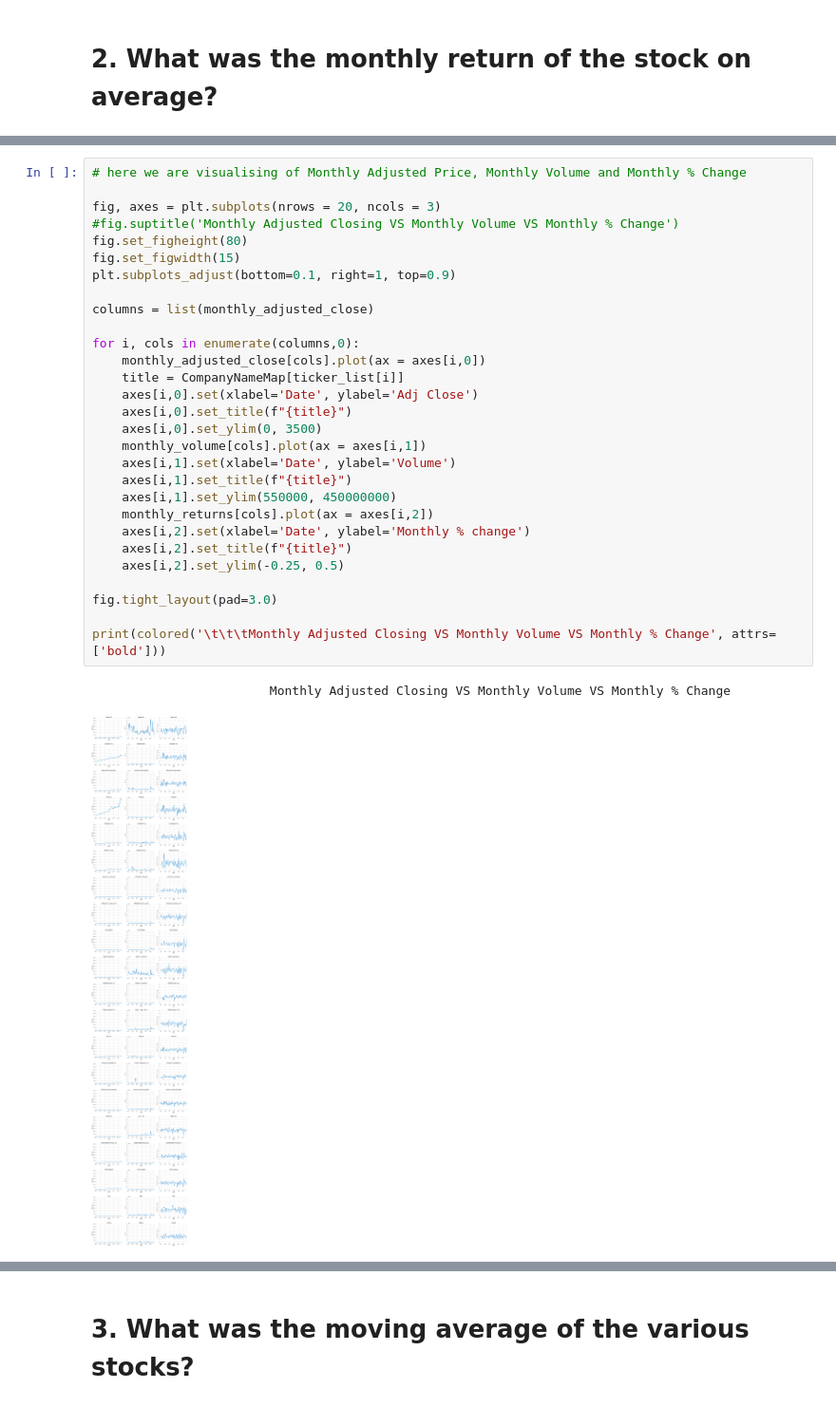
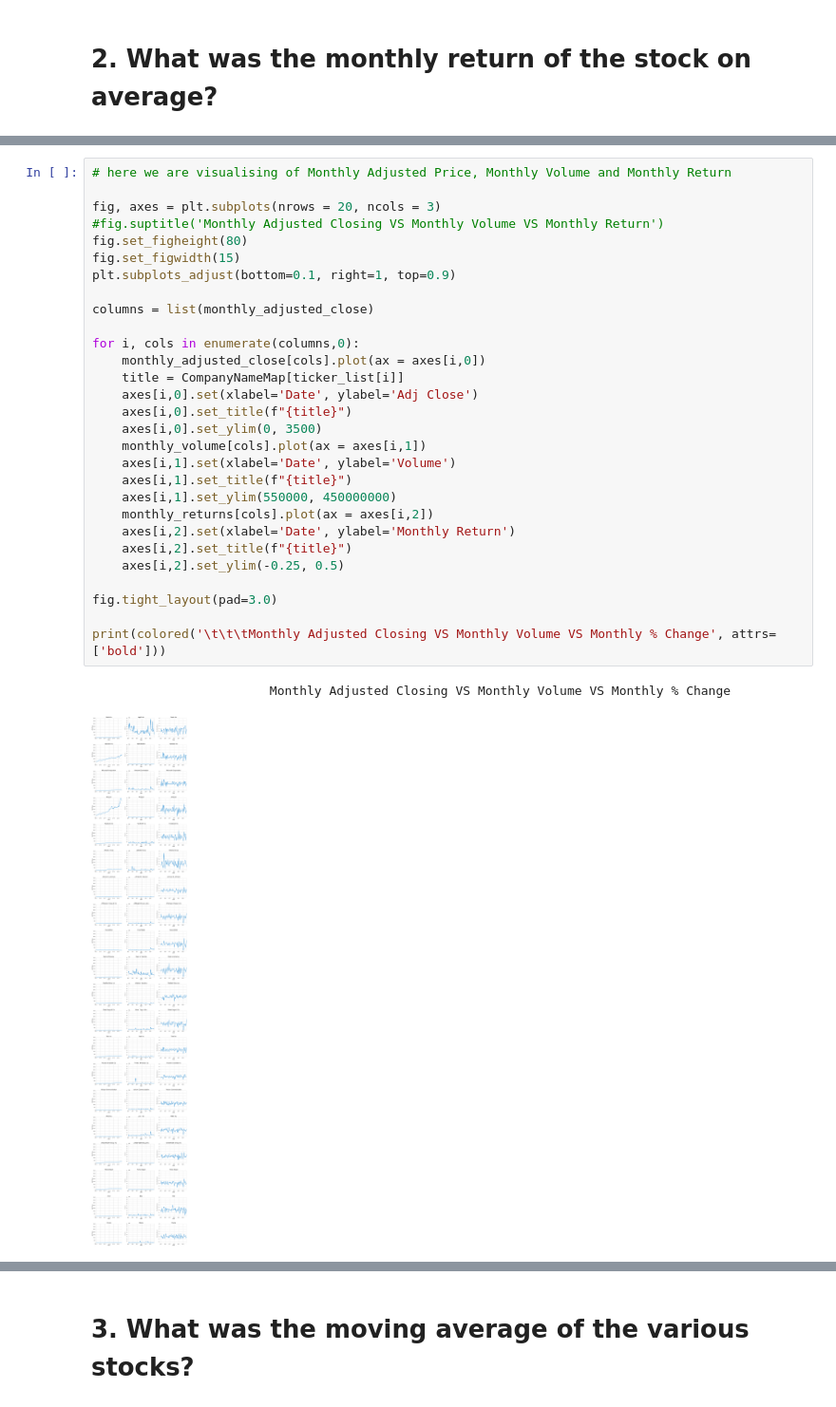
Before and after one commit to RITISHKARKIUNH/stockanalysis, a Jupyter notebook: Stock_Analysis.ipynb, the cells around one changed output, grey strips where cells are left out. Shown at 95% size. Saved outputs shown, nothing was run; the diff lists cells and outputs as text.

```diff
--- a/Stock_Analysis.ipynb
+++ b/Stock_Analysis.ipynb
@@ -170,32 +186,32 @@ monthly_returns.tail()
 # %%
-# here we are visualising of Monthly Adjusted Price, Monthly Volume and Monthly % Change
+# here we are visualising of Monthly Adjusted Price, Monthly Volume and Monthly Return
 
 fig, axes = plt.subplots(nrows = 20, ncols = 3)
-#fig.suptitle('Monthly Adjusted Closing VS Monthly Volume VS Monthly % Change')
+#fig.suptitle('Monthly Adjusted Closing VS Monthly Volume VS Monthly Return')
 fig.set_figheight(80)
 fig.set_figwidth(15)
 plt.subplots_adjust(bottom=0.1, right=1, top=0.9)
 
 columns = list(monthly_adjusted_close)
 
 for i, cols in enumerate(columns,0):
     monthly_adjusted_close[cols].plot(ax = axes[i,0])
     title = CompanyNameMap[ticker_list[i]]
     axes[i,0].set(xlabel='Date', ylabel='Adj Close')
     axes[i,0].set_title(f"{title}")
     axes[i,0].set_ylim(0, 3500)
     monthly_volume[cols].plot(ax = axes[i,1])
     axes[i,1].set(xlabel='Date', ylabel='Volume')
     axes[i,1].set_title(f"{title}")
     axes[i,1].set_ylim(550000, 450000000)
     monthly_returns[cols].plot(ax = axes[i,2])
-    axes[i,2].set(xlabel='Date', ylabel='Monthly % change')
+    axes[i,2].set(xlabel='Date', ylabel='Monthly Return')
     axes[i,2].set_title(f"{title}")
     axes[i,2].set_ylim(-0.25, 0.5)
 
 fig.tight_layout(pad=3.0)
 
 print(colored('\t\t\tMonthly Adjusted Closing VS Monthly Volume VS Monthly % Change', attrs=['bold']))
 # %% [output]
                         Monthly Adjusted Closing VS Monthly Volume VS Monthly % Change
-[figure, old version]
+[figure, new version]
```
Also changed, not shown: parts of 87 cells of this notebook.
